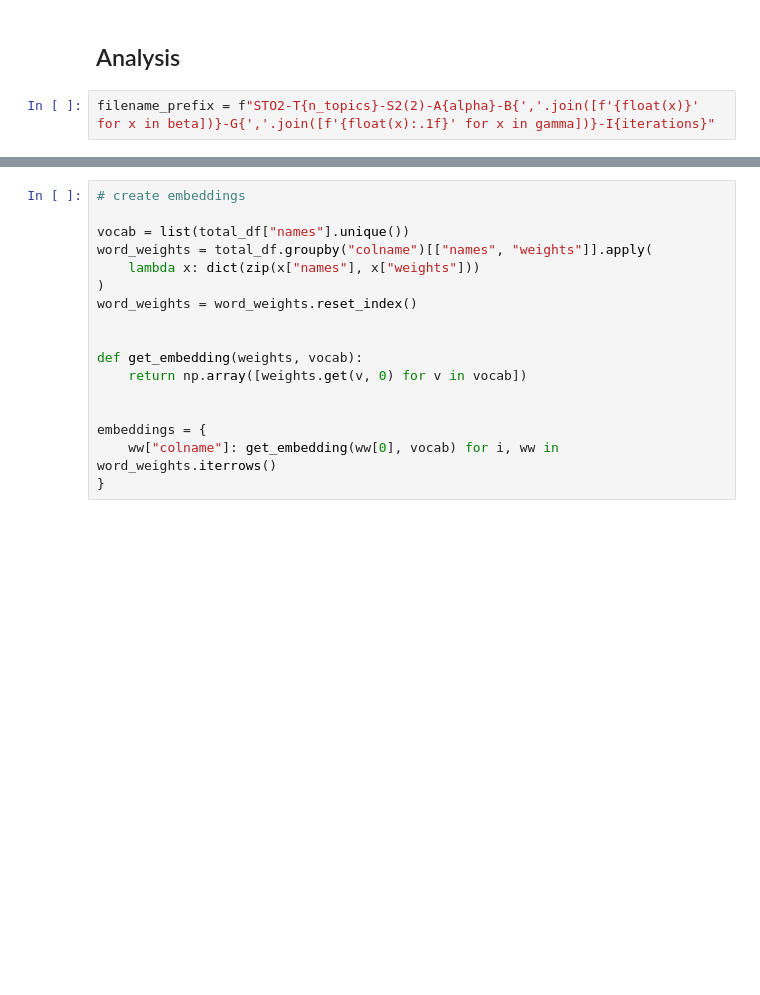
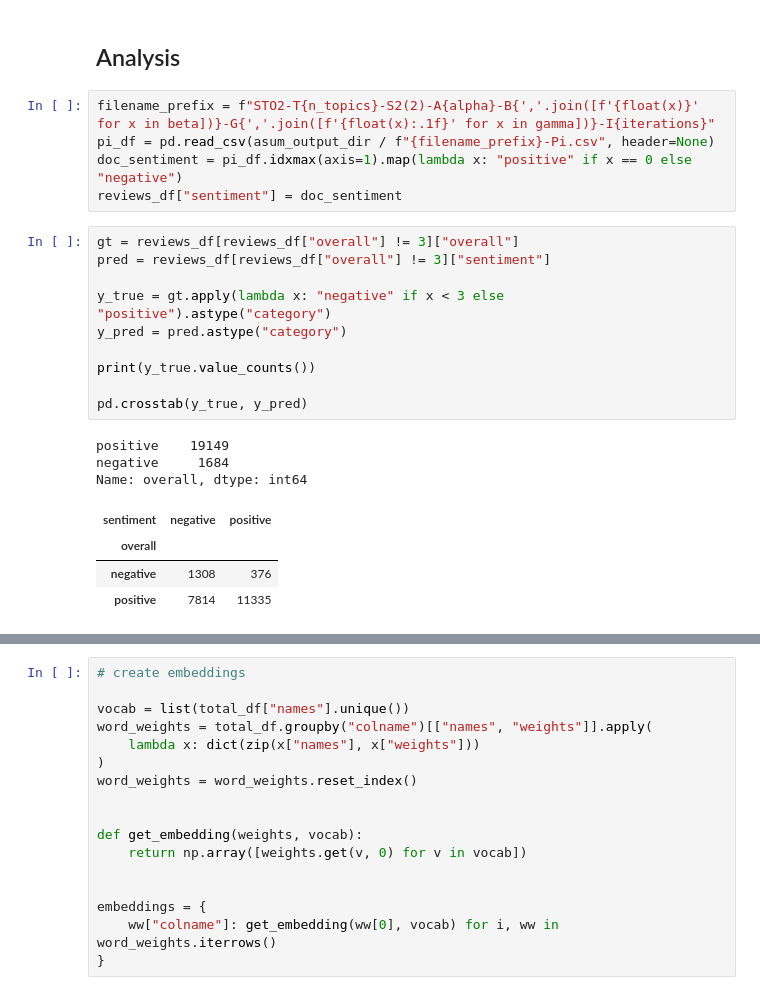
Before and after one commit to saiteki-kai/amazon-reviews, a Jupyter notebook: notebooks/05_asum.ipynb, the cells around one changed output, grey strips where cells are left out. Cells and saved outputs as stored; diff of their text form; blank space fills up the shorter version.

```diff
--- a/notebooks/05_asum.ipynb
+++ b/notebooks/05_asum.ipynb
@@ -81,3 +135,24 @@ model.estimate(alpha, beta, gamma, n_topics, iterations)
 ## Analysis
 # %%
 filename_prefix = f"STO2-T{n_topics}-S2(2)-A{alpha}-B{','.join([f'{float(x)}' for x in beta])}-G{','.join([f'{float(x):.1f}' for x in gamma])}-I{iterations}"
+pi_df = pd.read_csv(asum_output_dir / f"{filename_prefix}-Pi.csv", header=None)
+doc_sentiment = pi_df.idxmax(axis=1).map(lambda x: "positive" if x == 0 else "negative")
+reviews_df["sentiment"] = doc_sentiment
+# %%
+gt = reviews_df[reviews_df["overall"] != 3]["overall"]
+pred = reviews_df[reviews_df["overall"] != 3]["sentiment"]
+
+y_true = gt.apply(lambda x: "negative" if x < 3 else "positive").astype("category")
+y_pred = pred.astype("category")
+
+print(y_true.value_counts())
+
+pd.crosstab(y_true, y_pred)
+# %% [output]
+positive    19149
+negative     1684
+Name: overall, dtype: int64
+| sentiment | negative | positive |
+| overall |  |  |
+| negative | 1308 | 376 |
+| positive | 7814 | 11335 |
```
Also changed, not shown: parts of 15 cells of this notebook.
